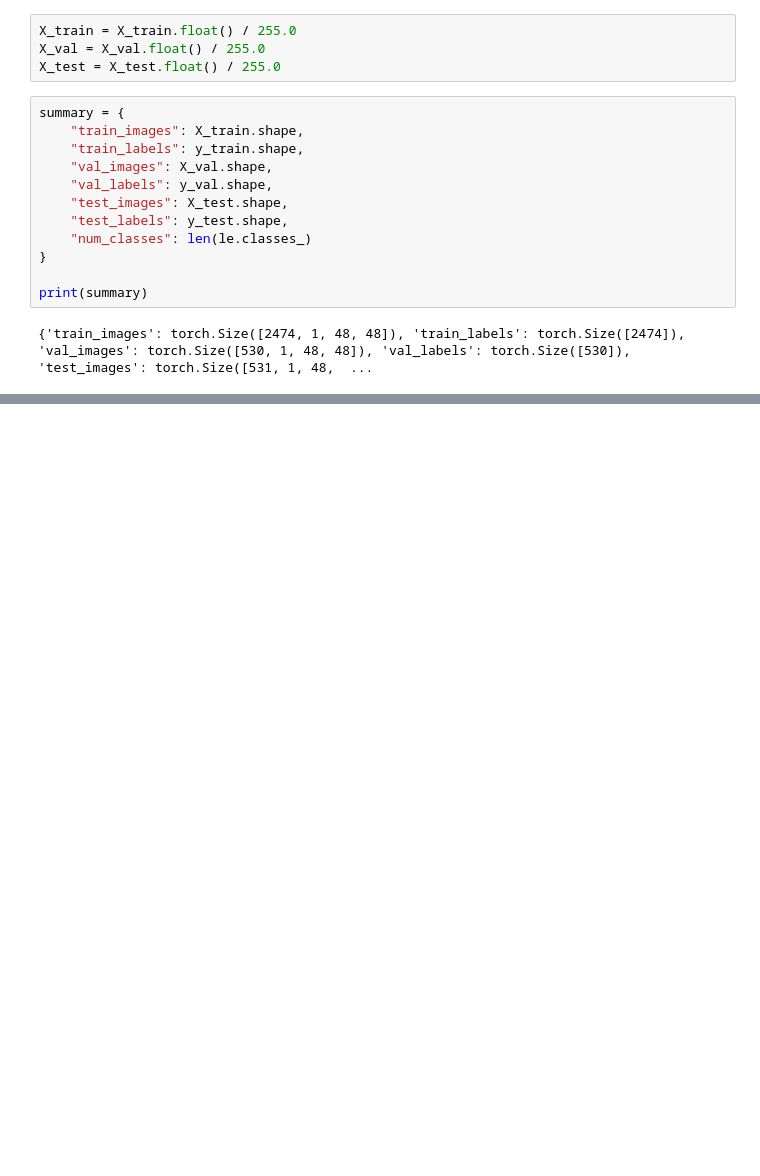
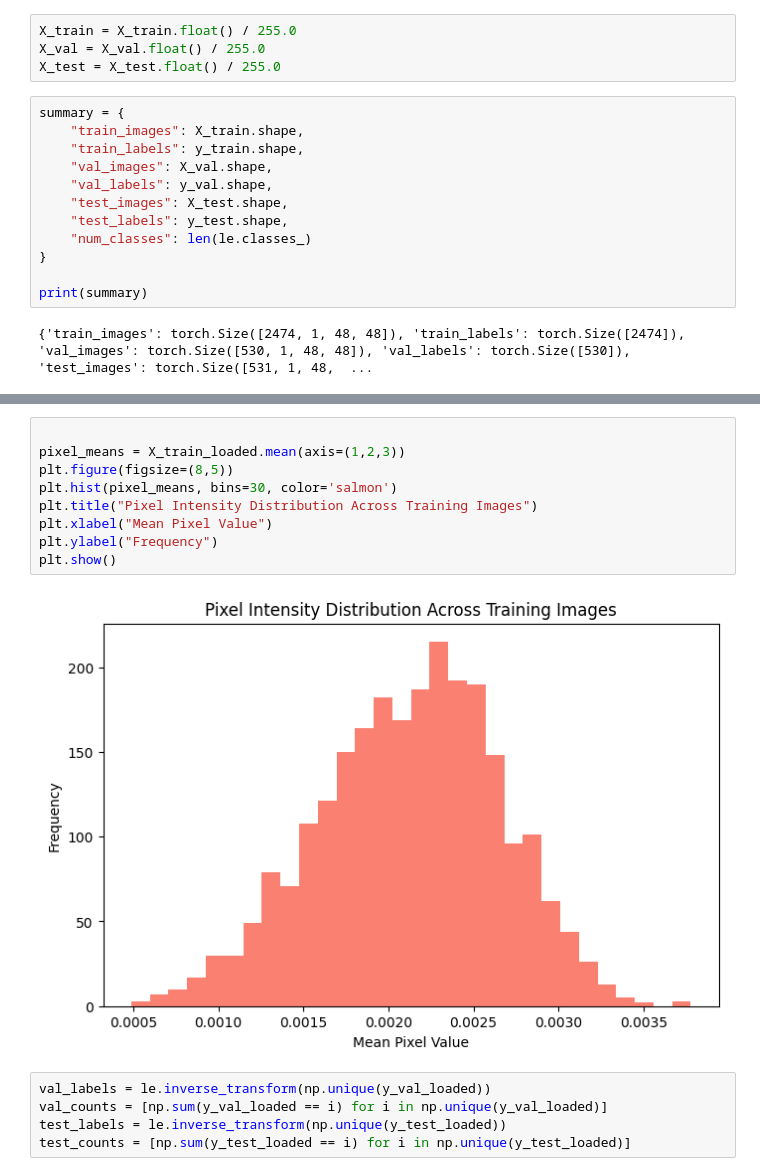
Before and after one commit to jobet1995/emotion_detection, a Jupyter notebook: notebooks/05_tokenization_embedding.ipynb, the cells around one changed output, grey strips where cells are left out. Saved outputs shown, nothing was run; the diff lists cells and outputs as text; blank space fills up the shorter version.

```diff
--- a/notebooks/05_tokenization_embedding.ipynb
+++ b/notebooks/05_tokenization_embedding.ipynb
@@ -72,0 +140,16 @@ print(summary)
+# %%
+
+pixel_means = X_train_loaded.mean(axis=(1,2,3))
+plt.figure(figsize=(8,5))
+plt.hist(pixel_means, bins=30, color='salmon')
+plt.title("Pixel Intensity Distribution Across Training Images")
+plt.xlabel("Mean Pixel Value")
+plt.ylabel("Frequency")
+plt.show()
+# %% [output]
+[figure, added]
+# %%
+val_labels = le.inverse_transform(np.unique(y_val_loaded))
+val_counts = [np.sum(y_val_loaded == i) for i in np.unique(y_val_loaded)]
+test_labels = le.inverse_transform(np.unique(y_test_loaded))
+test_counts = [np.sum(y_test_loaded == i) for i in np.unique(y_test_loaded)]
```
Also changed, not shown: parts of 12 cells of this notebook, 2 other files.
